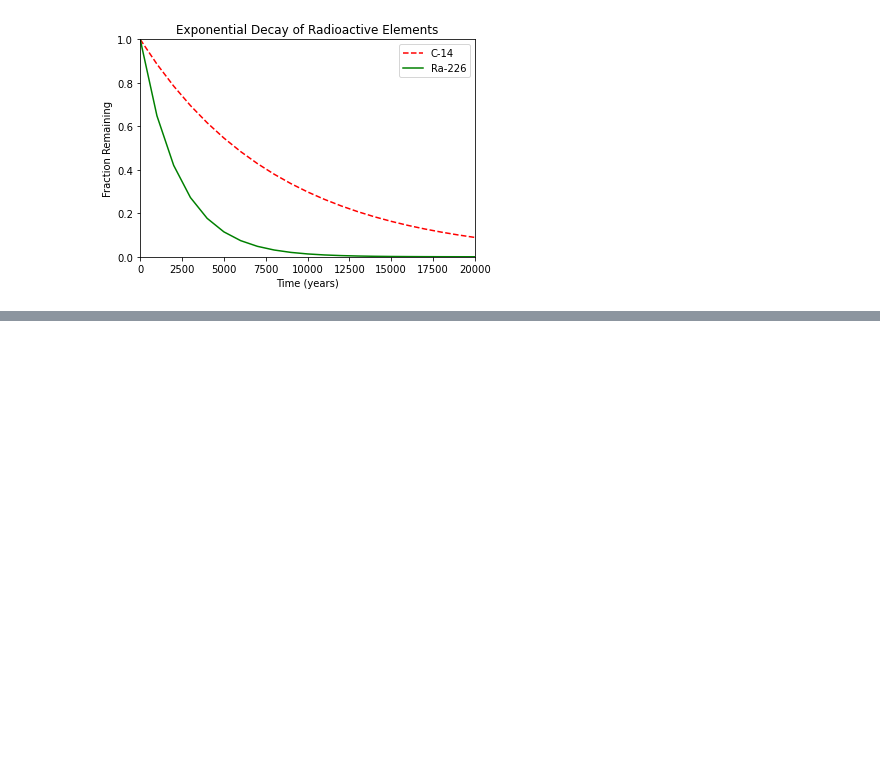
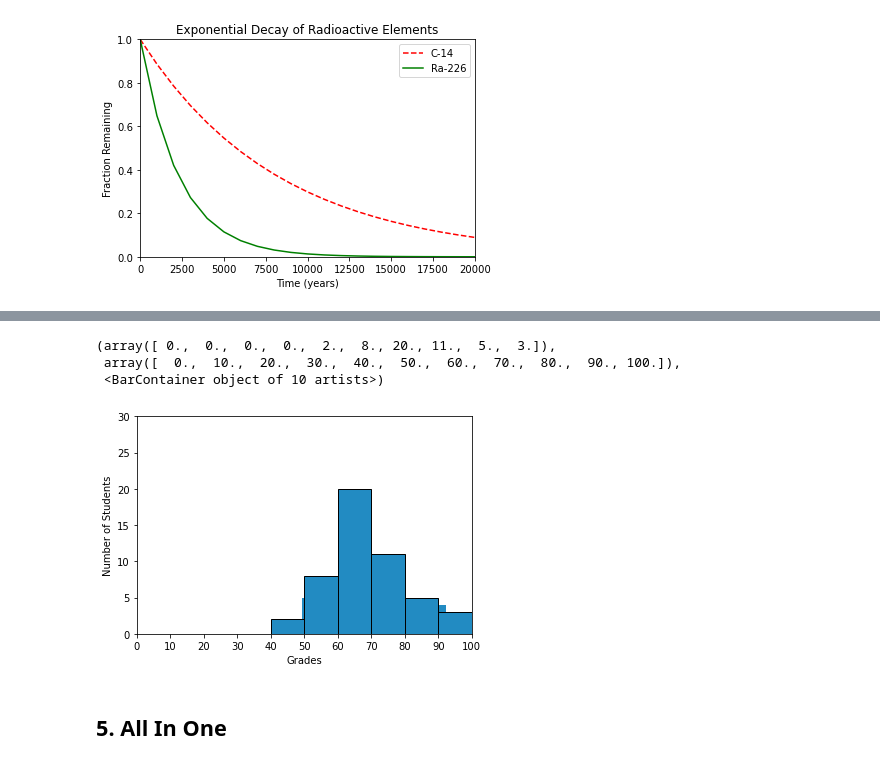
Before and after one commit to ralexrivero/_hbtnml, a Jupyter notebook: math/0x01-plotting/0x01-plotting.ipynb, the cells around one changed output, grey strips where cells are left out. Cells and saved outputs as stored; diff of their text form; code cells hidden in the pictures; blank space fills up the shorter version.

```diff
--- a/math/0x01-plotting/0x01-plotting.ipynb
+++ b/math/0x01-plotting/0x01-plotting.ipynb
@@ -112,0 +115,3 @@ plt.legend(['C-14', 'Ra-226'])
+# %%
+np.random.seed(5)
+student_grades = np.random.normal(68, 15, 50)
@@ -112,0 +134,16 @@ plt.legend(['C-14', 'Ra-226'])
+# %%
+plt.hist(student_grades, color='#228bc2')
+plt.xlabel('Grades')
+plt.ylabel('Number of Students')
+plt.xlim(0, 100)
+plt.ylim(0, 30)
+plt.locator_params('x', nbins=10)
+plt.hist(student_grades, color='#228BC2',
+         edgecolor='k', range=(0, 100))
+# %% [output]
+(array([ 0.,  0.,  0.,  0.,  2.,  8., 20., 11.,  5.,  3.]),
+ array([  0.,  10.,  20.,  30.,  40.,  50.,  60.,  70.,  80.,  90., 100.]),
+ <BarContainer object of 10 artists>)
+[figure, added]
+# %% [markdown]
+## 5. All In One
```
Also changed, not shown: parts of 4 cells of this notebook, 3 other files.
